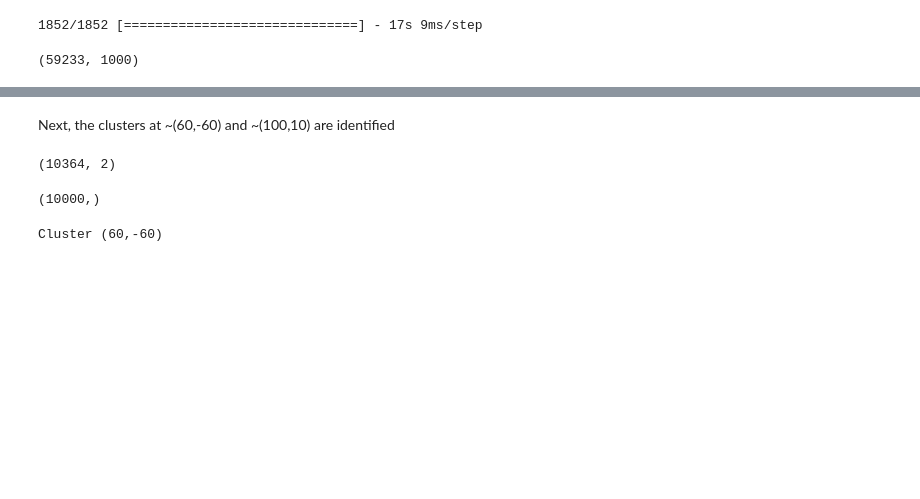
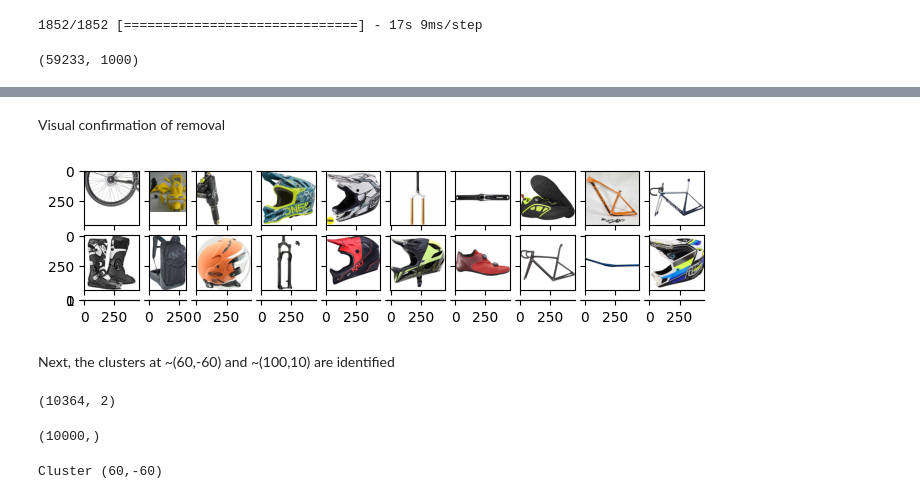
Before and after one commit to AmosDinh/BikePricePredict, a Jupyter notebook: FirstDraft.ipynb, the cells around one changed output, grey strips where cells are left out. Drawn from its saved outputs; the diff is of its cells as text; code cells hidden in the pictures; blank space fills up the shorter version.

```diff
--- a/FirstDraft.ipynb
+++ b/FirstDraft.ipynb
@@ -525,5 +471,6 @@ Observations:
 # %% [markdown]
 Next step: remove all images, except [mountain_bike, bicycle-built-for-two, tricycle, disk_brake, moped]
 # %%
-all_embeddings_paths = embeddings.keys()
+all_embeddings_paths = list(embeddings.keys())
 all_embeddings_vectors = np.array([embeddings[p]['embedding'] for p in all_embeddings_paths])
+all_embeddings_vectors.shape
@@ -540,8 +485,16 @@ all_embeddings_vectors_predicted.shape
 # %% [output]
 (59233, 1000)
 # %%
-# remove all images except those with highest prediction in classes of list
+# remove all images except those with highest prediction in classes of the keep list
 keep = ["mountain_bike", "bicycle-built-for-two", "tricycle", "disk_brake", "moped"]
 keep_idx = []
 for cls in keep:
   keep_idx.append(np.argwhere(class_labels==cls)[0][0])
+
+max_class_predicted = np.argmax(all_embeddings_vectors_predicted,axis=1)
+keep_indices = []
+for i, cls in enumerate(max_class_predicted):
+  if cls in keep_idx:
+    keep_indices.append(i)
+
+keep_embeddings_paths = np.array(all_embeddings_paths)[keep_indices]
@@ -590,3 +519,10 @@ array([   1,    1,    1,    1,    1,    1,    1,    1,    1,    1,    1,
+# %% [markdown]
+Visual confirmation of removal
+# %%
+remove_embeddings_paths = list(set(all_embeddings_paths)- set(keep_embeddings_paths))
+plot_image_urls(np.random.choice(remove_embeddings_paths,20))
+# %% [output]
+[figure, added]
 # %% [markdown]
 Next, the clusters at ~(60,-60) and ~(100,10) are identified
 # %%
```
Also changed, not shown: parts of 15 cells of this notebook.
